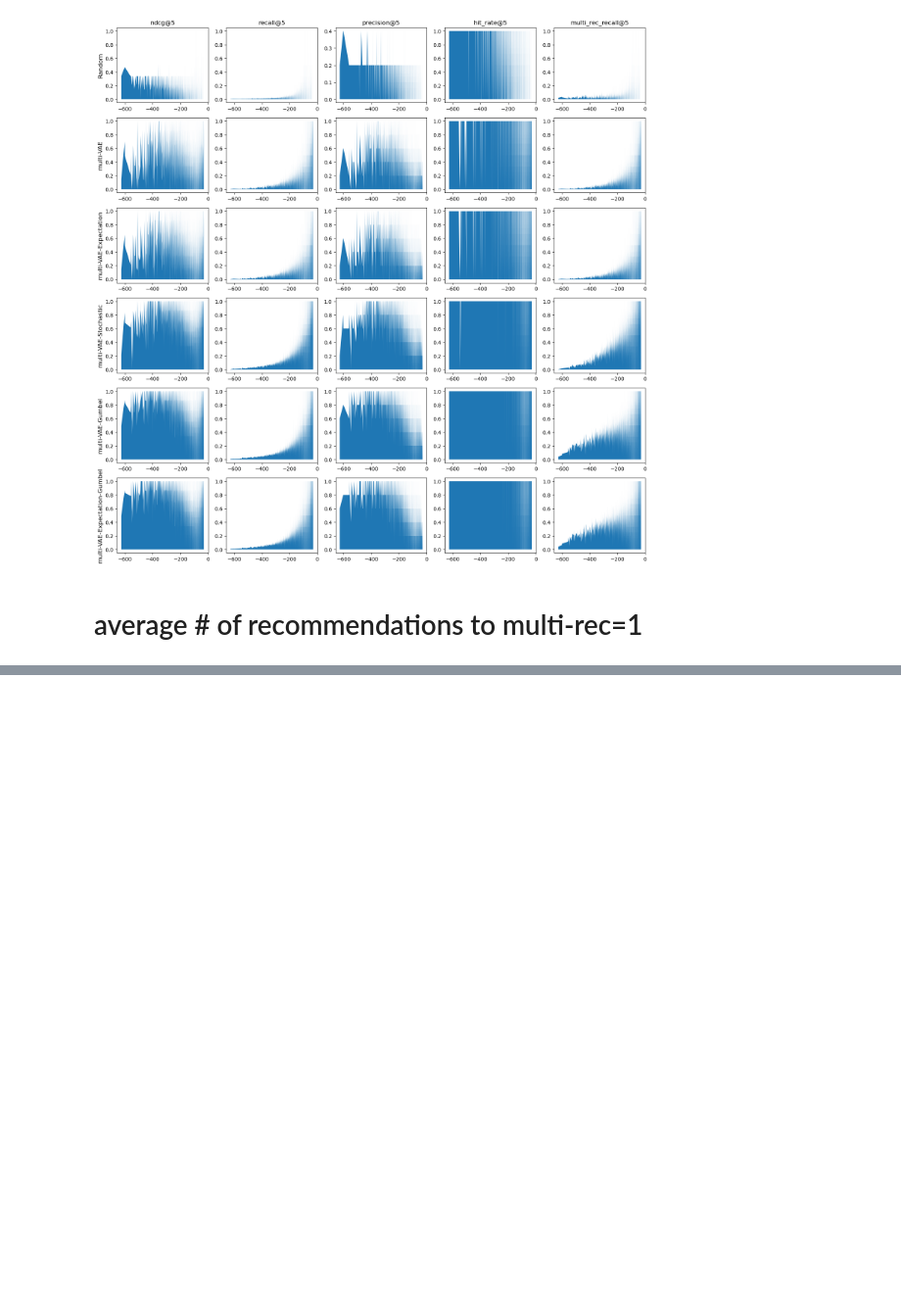
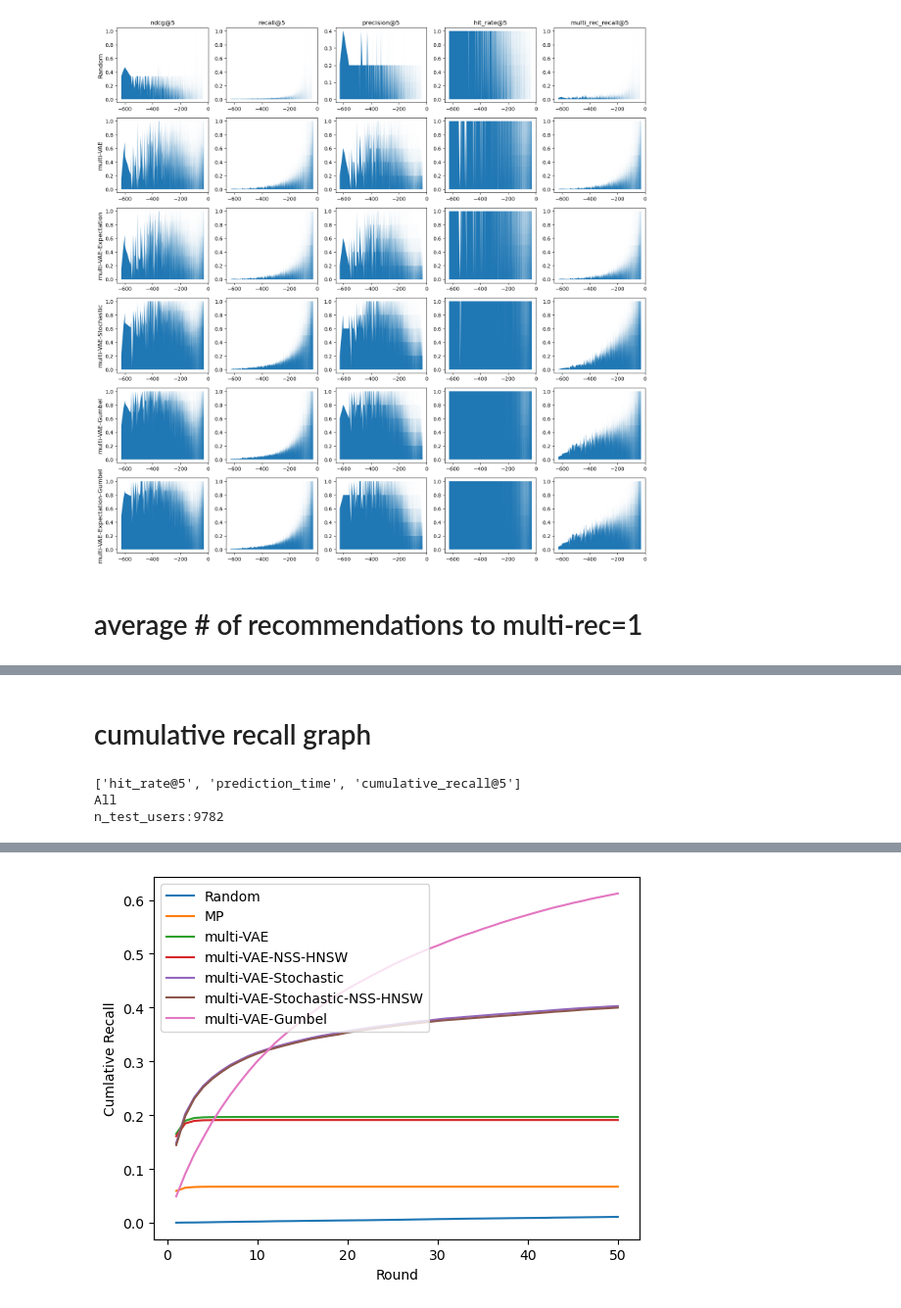
Before and after one commit to h-cno/vae-cf-pytorch, a Jupyter notebook: run-expectation.ipynb, the cells around one changed output, grey strips where cells are left out. Shown at 98% size. Cells and saved outputs as stored; diff of their text form; code cells hidden in the pictures; blank space fills up the shorter version.

```diff
--- a/run-expectation.ipynb
+++ b/run-expectation.ipynb
@@ -2879,0 +3192,20 @@ results_all
+# %%
+results_all = []
+for method_name, method_dic in methods_dic.items():
+    results = []
+    for metric_name, metric_list in method_dic["metrics"].items():
+        if metric_name == "prediction_time":
+            results.append("{:8f}({:8f})".format(np.sum(metric_list)/(n_test_users*Nrec), 0))
+        elif metric_name == "recall@{}_in_{}recs".format(K,Nrec):
+            metric_list = metric_list[-1]
+            results.append("{:4f}({:4f})".format(np.mean(metric_list), np.std(metric_list)/np.sqrt(metric_list.shape[0])))
+        elif metric_name == "hit_rate@{}".format(K):
+            # mask = (method_dic["metrics"]["recall@{}_in_{}recs".format(K,Nrec)]==1)
+            # metric_list = np.nanmean(np.where(mask, np.nan, metric_list), axis=0)
+            metric_list = np.mean(np.where(mask, np.nan, metric_list), axis=0)
+            results.append("{:4f}({:4f})".format(np.mean(metric_list), np.std(metric_list)/np.sqrt(metric_list.shape[0])))
+        else:
+            results.append("{:4f}({:4f})".format(np.mean(metric_list), np.std(metric_list)/np.sqrt(len(metric_list))))
+    results_all.append(results)
+results_all = pd.DataFrame(results_all, columns=metric_names, index=method_names)
+results_all
@@ -2879,0 +3222,2 @@ results_all
+# %% [markdown]
+# cumulative recall graph
@@ -2879,0 +3617,55 @@ results_all
+# %%
+Nrec= 50
+K = 5
+Nsampling = 10
+
+methods_dic, users_dic = evaluate_multi_rec(test_data_tr, test_data_te, n_sampling=Nsampling, n_rec=Nrec, K=K)
+
+n_test_users = users_dic['n_users']
+
+method_names = list(methods_dic.keys())
+metric_names = list(methods_dic[method_names[0]]["metrics"].keys())
+
+print(metric_names)
+
+results_all = []
+for method_name, method_dic in methods_dic.items():
+    results = []
+    for metric_name, metric_list in method_dic["metrics"].items():
+        if metric_name == "prediction_time":
+            results.append("{:8f}({:8f})".format(np.sum(metric_list)/(n_test_users*Nrec), 0))
+        elif metric_name == "cumulative_recall@{}".format(K):
+            metric_list = metric_list[-1]
+            results.append("{:4f}({:4f})".format(np.mean(metric_list), np.std(metric_list)/np.sqrt(metric_list.shape[0])))
+        elif metric_name == "hit_rate@{}".format(K):
+            recall_in_multi_recs_list = np.array(method_dic["metrics"]["cumulative_recall@{}".format(K)]).copy()
+            first_one_indices = (recall_in_multi_recs_list == 1).argmax(axis=0)
+            for col in range(recall_in_multi_recs_list.shape[1]):
+                recall_in_multi_recs_list[(recall_in_multi_recs_list[:, col] == 1) & (np.arange(recall_in_multi_recs_list.shape[0]) != first_one_indices[col]), col] = np.nan
+            metric_list = np.nanmean(metric_list*recall_in_multi_recs_list, axis=0)
+            results.append("{:4f}({:4f})".format(np.mean(metric_list), np.std(metric_list)/np.sqrt(metric_list.shape[0])))
+        else:
+            results.append("{:4f}({:4f})".format(np.mean(metric_list), np.std(metric_list)/np.sqrt(len(metric_list))))
+    results_all.append(results)
+results_all = pd.DataFrame(results_all, columns=metric_names, index=method_names)
+print("All")
+print("n_test_users:{}".format(n_test_users))
+results_all.to_csv('results/run_{}recs_k{}_{}sampling'.format(Nrec, K, Nsampling))
+
+
+fig = plt.figure()
+ax = fig.add_subplot(1,1,1)
+ax.set_ylabel("Cumlative Recall")
+ax.set_xlabel("Round")
+for method_name, method_dic in methods_dic.items():
+    cumulative_recalls = method_dic["metrics"]["cumulative_recall@{}".format(K)]
+    ax.plot(np.arange(1,Nrec+1), np.mean(cumulative_recalls, axis=1), label=method_name)
+    ax.legend()
+fig.show()
+
+# results_all = pd.read_csv('results/run_{}recs_k{}_{}sampling'.format(Nrec, K, Nsampling))
+results_all
+# %% [output]
+['hit_rate@5', 'prediction_time', 'cumulative_recall@5']
+All
+n_test_users:9782
@@ -2879,0 +3680 @@ results_all
+[figure, added]
```
Also changed, not shown: parts of 40 cells of this notebook.
